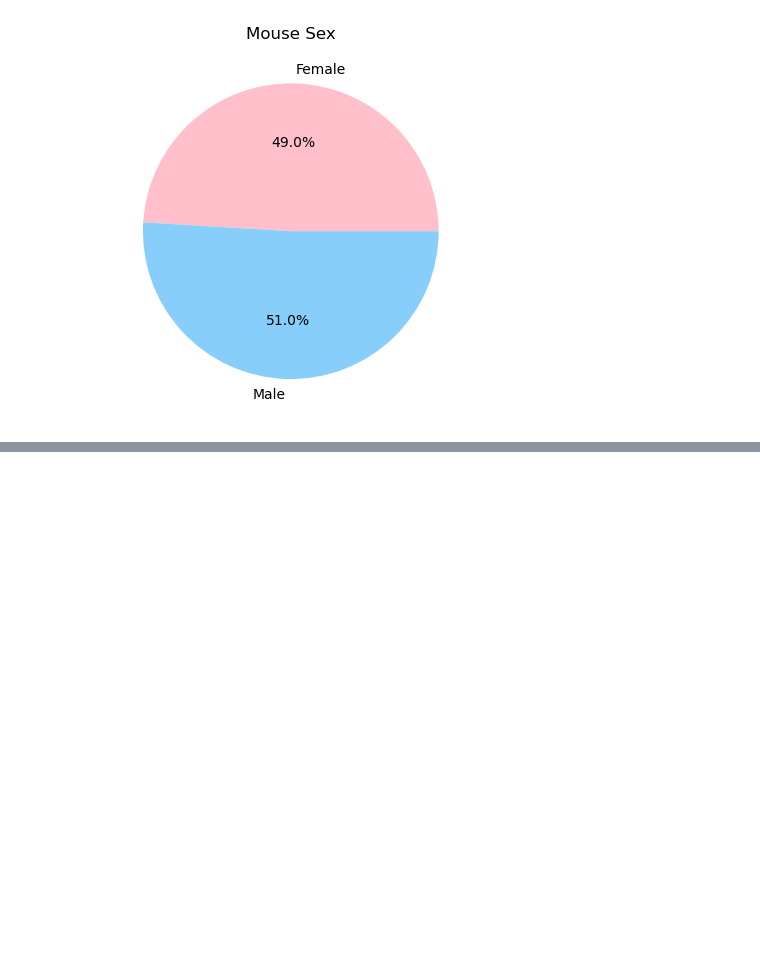
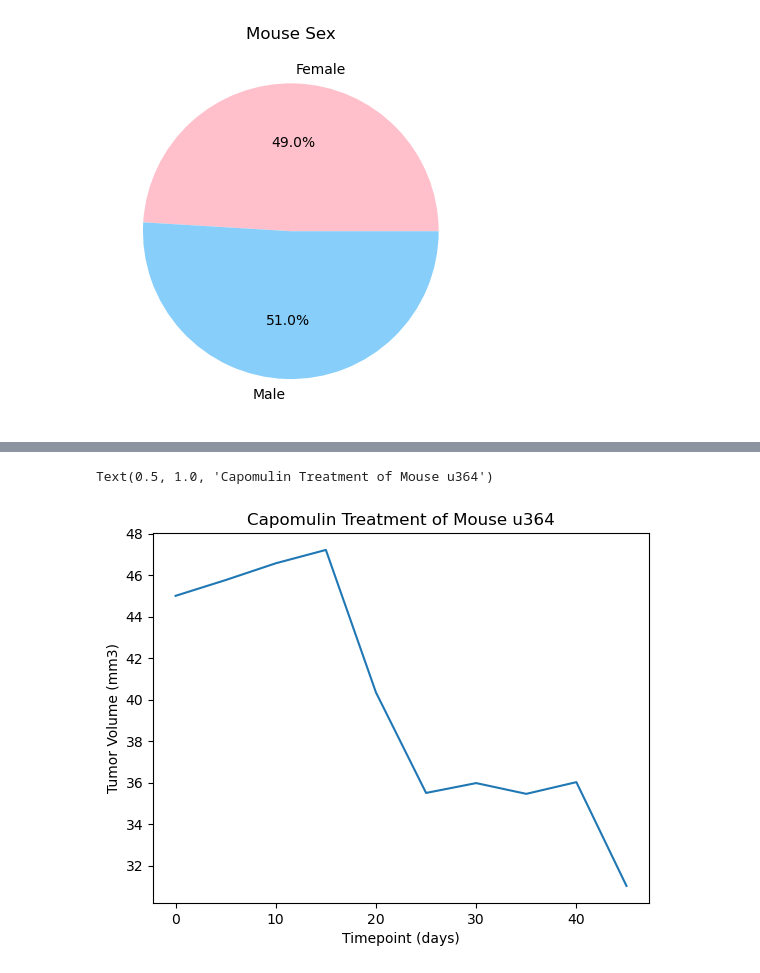
Before and after one commit to downleft/pymaceuticals-challenge, a Jupyter notebook: Pymaceuticals_Analysis.ipynb, the cells around one changed output, grey strips where cells are left out. Cells and saved outputs as stored; diff of their text form; code cells hidden in the pictures; blank space fills up the shorter version.

```diff
--- a/Pymaceuticals_Analysis.ipynb
+++ b/Pymaceuticals_Analysis.ipynb
@@ -270,0 +254,12 @@ mouse_u364
+# %%
+# Generate a line plot of tumor volume vs. time point for a single mouse treated with Capomulin
+mouse_u364 = capomulin_full.loc[capomulin_full["Mouse ID"] == "u364"]
+timestamps = mouse_u364["Timepoint"]
+volume_u364 = mouse_u364["Tumor Volume (mm3)"]
+plt.plot(timestamps, volume_u364)
+plt.xlabel("Timepoint (days)")
+plt.ylabel("Tumor Volume (mm3)")
+plt.title("Capomulin Treatment of Mouse u364")
+# %% [output]
+Text(0.5, 1.0, 'Capomulin Treatment of Mouse u364')
+[figure, added]
```
Also changed, not shown: parts of 17 cells of this notebook.
